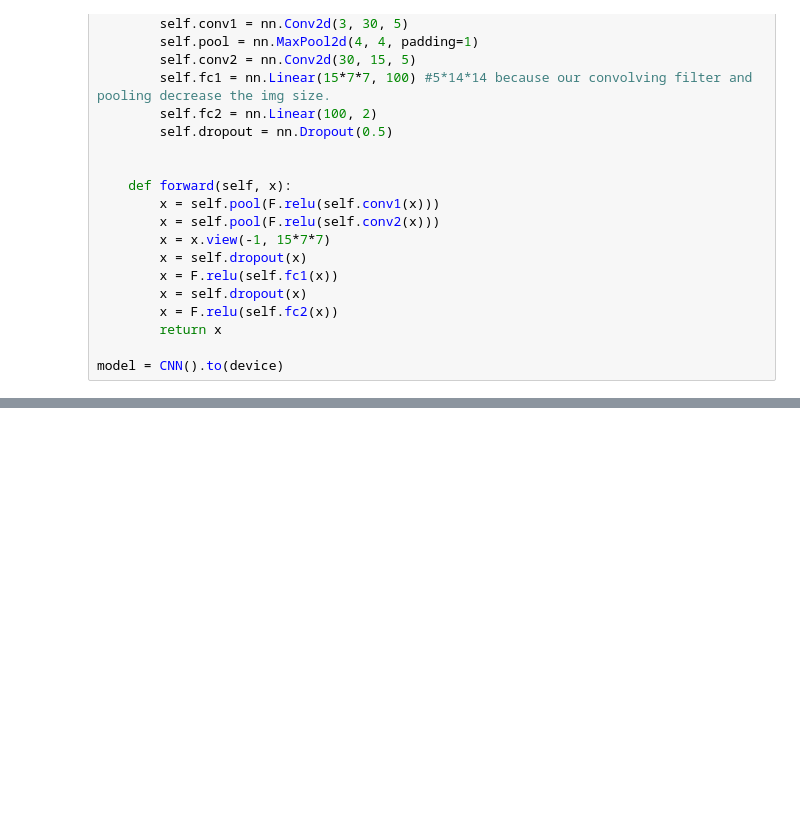
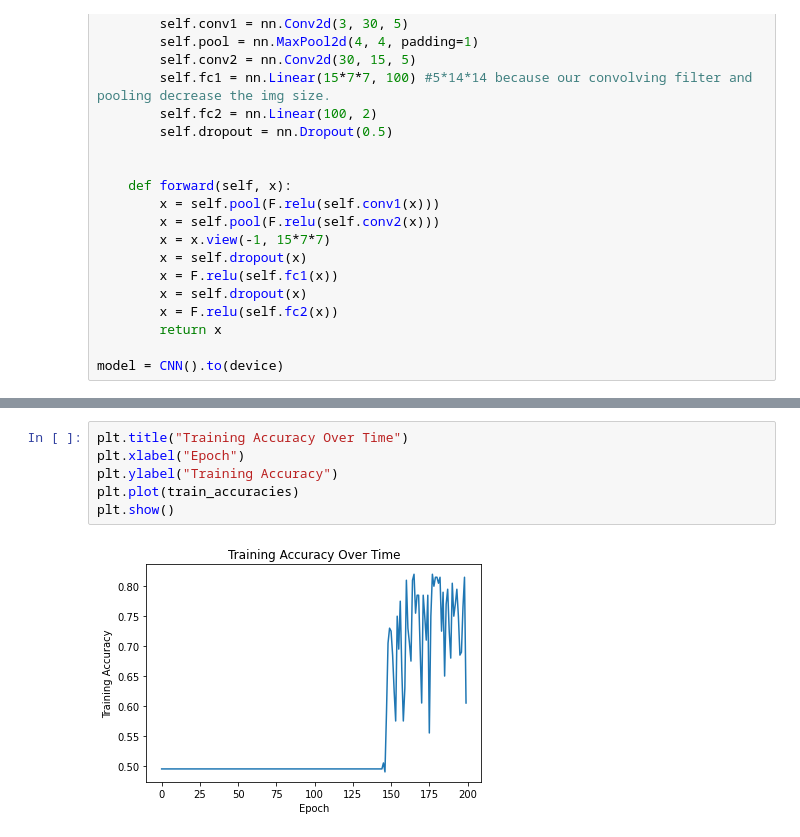
Before and after one commit to JusticeTomlinson/CNN_Big_Cats, a Jupyter notebook: Big_Cats_Model.ipynb, the cells around one changed output, grey strips where cells are left out. Saved outputs shown, nothing was run; the diff lists cells and outputs as text; blank space fills up the shorter version.

```diff
--- a/Big_Cats_Model.ipynb
+++ b/Big_Cats_Model.ipynb
@@ -214,3 +234,11 @@ def check_accuracy(loader, model):
+# %%
+plt.title("Training Accuracy Over Time")
+plt.xlabel("Epoch")
+plt.ylabel("Training Accuracy")
+plt.plot(train_accuracies)
+plt.show()
+# %% [output]
+[figure, added]
 # %%
 print(f"Accuracy on training set: {check_accuracy(dload_train, model)*100:.2f}")
 print(f"Accuracy on test set: {check_accuracy(dload_test, model)*100:.2f}")
```
Also changed, not shown: parts of 9 cells of this notebook.
